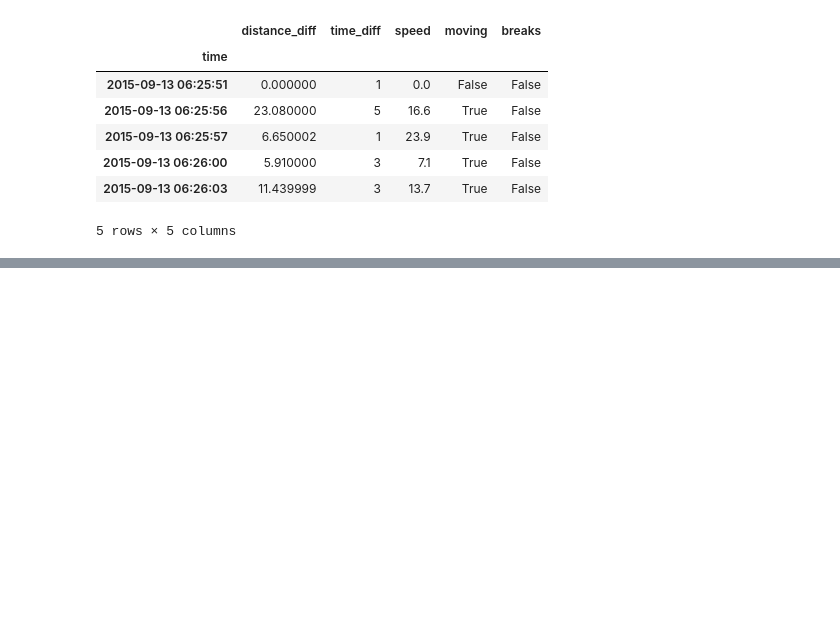
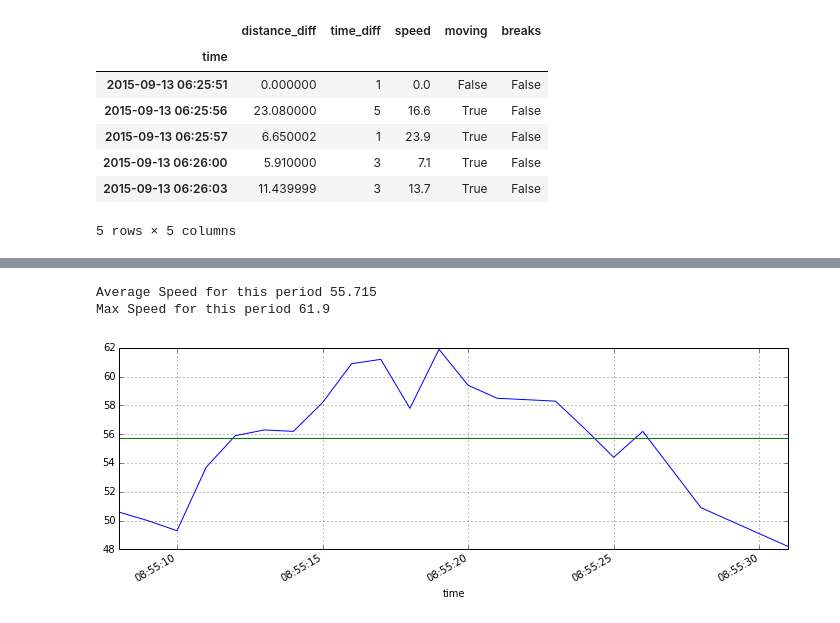
Before and after one commit to patclaffey/docker_jupyter, a Jupyter notebook: notebooks/activity speed analysis.ipynb, the cells around one changed output, grey strips where cells are left out. Cells and saved outputs as stored; diff of their text form; code cells hidden in the pictures; blank space fills up the shorter version.

```diff
--- a/notebooks/activity speed analysis.ipynb
+++ b/notebooks/activity speed analysis.ipynb
@@ -49,0 +76,14 @@ df.head()
+# %%
+avg_speed = df['speed'][2280-10: 2280 +10].mean()
+max_speed = df['speed'][2280-10: 2280 +10].max()
+
+plt.figure();
+df['speed'][2280-10: 2280 +10].plot(figsize=(12,4),)
+plt.axhline(avg_speed, color='g')
+
+print('Average Speed for this period ' + str(avg_speed) )
+print('Max Speed for this period ' + str(max_speed) )
+# %% [output]
+Average Speed for this period 55.715
+Max Speed for this period 61.9
+[figure, added]
```
Also changed, not shown: parts of 8 cells of this notebook.
